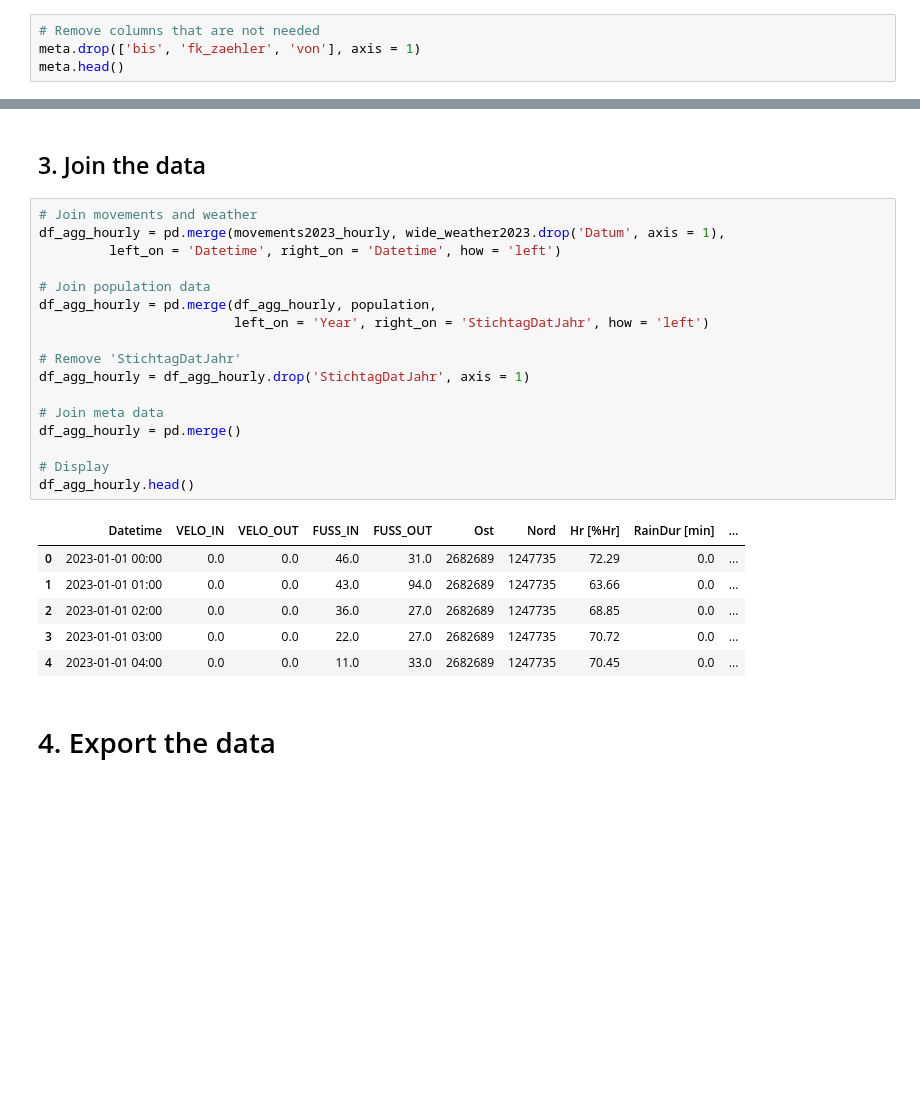
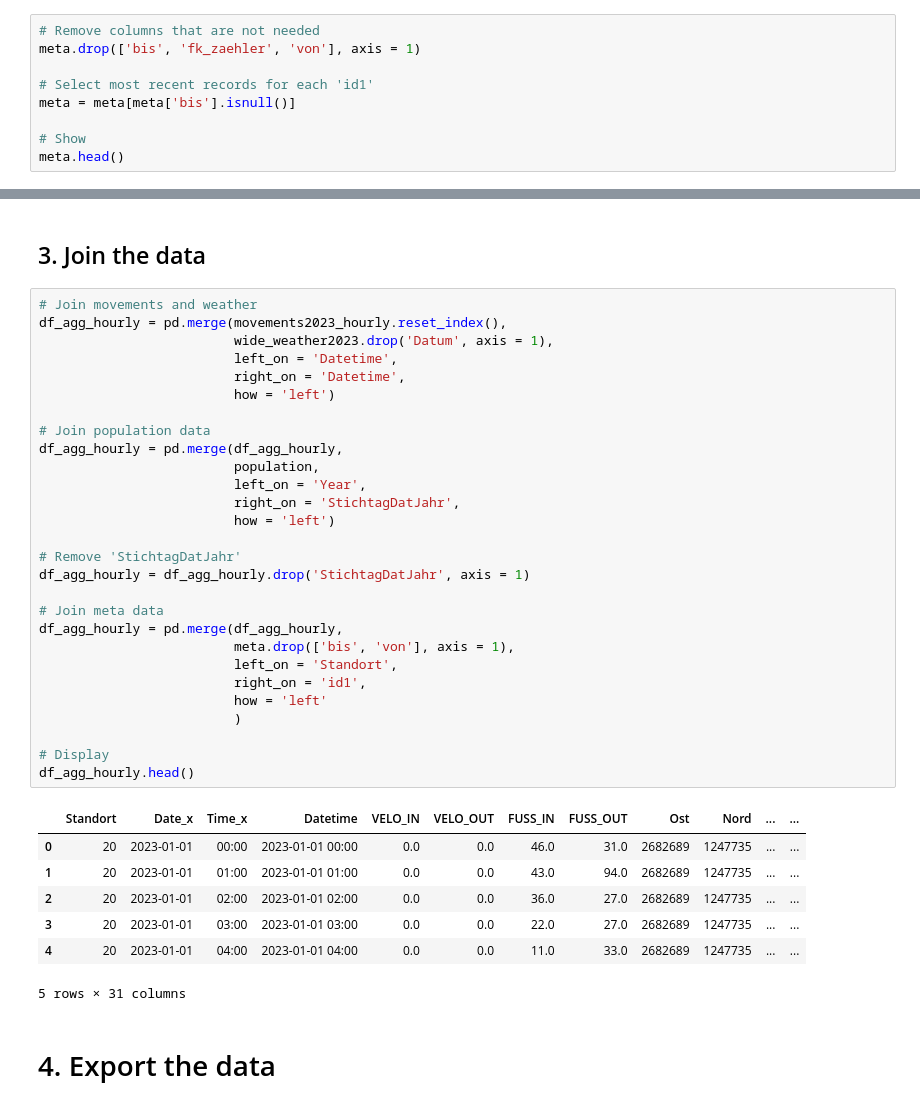
Before and after one commit to Phipsi/esc403, a Jupyter notebook: src/data_preparation.ipynb, the cells around one changed output, grey strips where cells are left out. Cells and saved outputs as stored; diff of their text form; blank space fills up the shorter version.

Commit message:
feat: adding meta data for location to data prep

```diff
--- a/src/data_preparation.ipynb
+++ b/src/data_preparation.ipynb
@@ -59,6 +59,11 @@ movements2023.head()
 # %%
 # Remove columns that are not needed
 meta.drop(['bis', 'fk_zaehler', 'von'], axis = 1)
+
+# Select most recent records for each 'id1'
+meta = meta[meta['bis'].isnull()]
+
+# Show
 meta.head()
 # %% [output]
 |  | abkuerzung | bezeichnung | bis | fk_zaehler | id1 | richtung_in | richtung_out | von | objectid | ... |
@@ -172,28 +177,40 @@ movements2023_hourly.head(25)
 ## 3. Join the data
 # %%
 # Join movements and weather
-df_agg_hourly = pd.merge(movements2023_hourly, wide_weather2023.drop('Datum', axis = 1),
-         left_on = 'Datetime', right_on = 'Datetime', how = 'left')
+df_agg_hourly = pd.merge(movements2023_hourly.reset_index(),
+                         wide_weather2023.drop('Datum', axis = 1),
+                         left_on = 'Datetime',
+                         right_on = 'Datetime',
+                         how = 'left')
 
 # Join population data
-df_agg_hourly = pd.merge(df_agg_hourly, population,
-                         left_on = 'Year', right_on = 'StichtagDatJahr', how = 'left')
+df_agg_hourly = pd.merge(df_agg_hourly,
+                         population,
+                         left_on = 'Year',
+                         right_on = 'StichtagDatJahr',
+                         how = 'left')
 
 # Remove 'StichtagDatJahr'
 df_agg_hourly = df_agg_hourly.drop('StichtagDatJahr', axis = 1)
 
 # Join meta data
-df_agg_hourly = pd.merge()
+df_agg_hourly = pd.merge(df_agg_hourly,
+                         meta.drop(['bis', 'von'], axis = 1),
+                         left_on = 'Standort',
+                         right_on = 'id1',
+                         how = 'left'
+                         )
 
 # Display
 df_agg_hourly.head()
 # %% [output]
-|  | Datetime | VELO_IN | VELO_OUT | FUSS_IN | FUSS_OUT | Ost | Nord | Hr [%Hr] | RainDur [min] | ... |
-| 0 | 2023-01-01 00:00 | 0.0 | 0.0 | 46.0 | 31.0 | 2682689 | 1247735 | 72.29 | 0.0 | ... |
-| 1 | 2023-01-01 01:00 | 0.0 | 0.0 | 43.0 | 94.0 | 2682689 | 1247735 | 63.66 | 0.0 | ... |
-| 2 | 2023-01-01 02:00 | 0.0 | 0.0 | 36.0 | 27.0 | 2682689 | 1247735 | 68.85 | 0.0 | ... |
-| 3 | 2023-01-01 03:00 | 0.0 | 0.0 | 22.0 | 27.0 | 2682689 | 1247735 | 70.72 | 0.0 | ... |
-| 4 | 2023-01-01 04:00 | 0.0 | 0.0 | 11.0 | 33.0 | 2682689 | 1247735 | 70.45 | 0.0 | ... |
+|  | Standort | Date_x | Time_x | Datetime | VELO_IN | VELO_OUT | FUSS_IN | FUSS_OUT | Ost | Nord | ... | ... |
+| 0 | 20 | 2023-01-01 | 00:00 | 2023-01-01 00:00 | 0.0 | 0.0 | 46.0 | 31.0 | 2682689 | 1247735 | ... | ... |
+| 1 | 20 | 2023-01-01 | 01:00 | 2023-01-01 01:00 | 0.0 | 0.0 | 43.0 | 94.0 | 2682689 | 1247735 | ... | ... |
+| 2 | 20 | 2023-01-01 | 02:00 | 2023-01-01 02:00 | 0.0 | 0.0 | 36.0 | 27.0 | 2682689 | 1247735 | ... | ... |
+| 3 | 20 | 2023-01-01 | 03:00 | 2023-01-01 03:00 | 0.0 | 0.0 | 22.0 | 27.0 | 2682689 | 1247735 | ... | ... |
+| 4 | 20 | 2023-01-01 | 04:00 | 2023-01-01 04:00 | 0.0 | 0.0 | 11.0 | 33.0 | 2682689 | 1247735 | ... | ... |
+5 rows × 31 columns
 # %% [markdown]
 # 4. Export the data
 # %%
```
Also changed, not shown: parts of 1 cell of this notebook, 1 other file.
